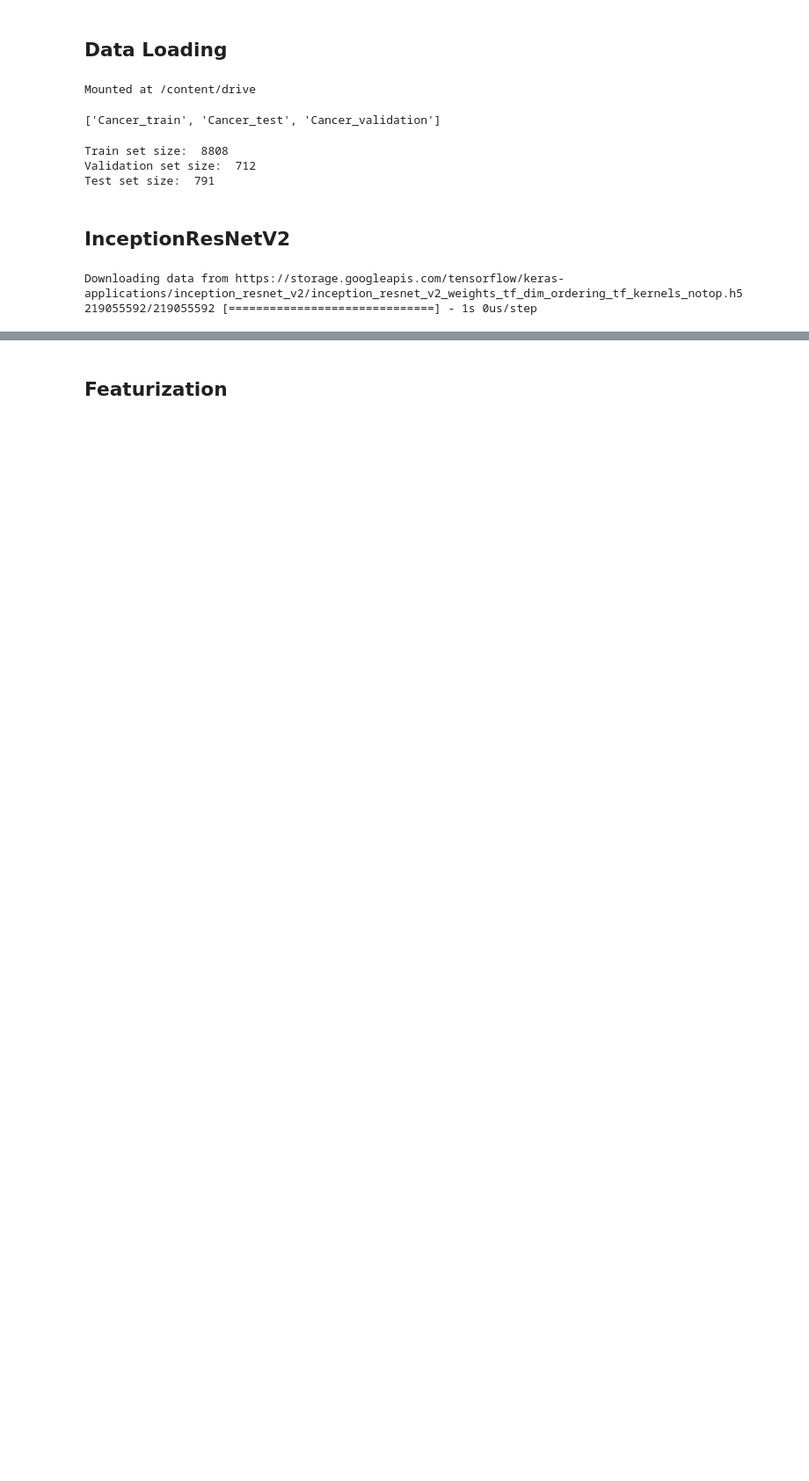
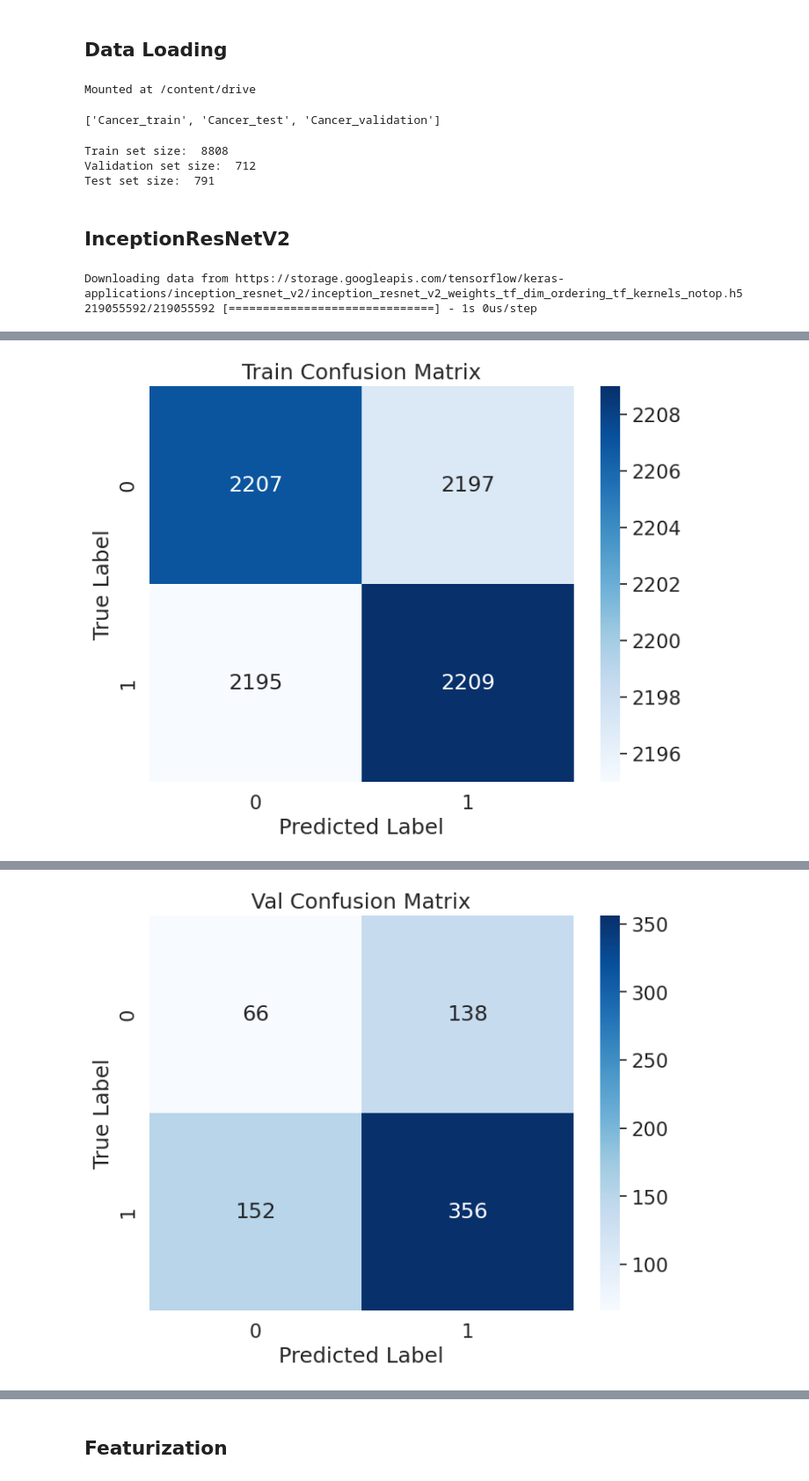
Before and after one commit to Rewanthnayak/Jupyer_notebooks, a Jupyter notebook: break_his_ViT_80.ipynb, the cells around one changed output, grey strips where cells are left out. Shown at 88% size. Saved outputs shown, nothing was run; the diff lists cells and outputs as text; code cells hidden in the pictures; blank space fills up the shorter version.

```diff
--- a/break_his_ViT_80.ipynb
+++ b/break_his_ViT_80.ipynb
@@ -262,7 +268,8 @@ def print_metrics(model, train_loader, val_loader, test_loader):
 from tensorflow.keras.models import load_model
 
 # Load saved model
-model = load_model('/content/final_data/best_model_inceptionresnetv2.h5')
+# model = load_model('/content/final_data/best_model_inceptionresnetv2.h5')
+model = load_model('/content/drive/MyDrive/histopathology/final_run/best_model_inceptionresnetv2.h5')
 # %%
 print_metrics(model, train_dataset, val_dataset, test_dataset)
 # %% [output]
@@ -283,3 +290,21 @@ log_loss: 0.1652
 auc: 0.9829
 precision: 0.9463
 recall: 0.9536
+# %%
+def plot_confusion(model,  train_loader, val_loader, test_loader, trainlabels, vallabels, testlabels):
+    labels = [('Train', train_loader, trainlabels), ('Val', val_loader, vallabels), ('Test', test_loader, testlabels)]
+    for name, loader, label in labels:
+        y_hat = model.predict(loader)
+
+        cm = confusion_matrix(label,class_decide(y_hat))
+
+        sns.set(font_scale=1.5)
+        plt.figure(figsize=(8, 6))
+        sns.heatmap(cm, annot=True, fmt="d", cmap="Blues")
+        plt.title(f"{name} Confusion Matrix")
+        plt.xlabel("Predicted Label")
+        plt.ylabel("True Label")
+        plt.show()
+
+plot_confusion(model, train_dataset, val_dataset, test_dataset, train_labels, val_labels, test_labels)
+# %% [output]
@@ -285,0 +312 @@ recall: 0.9536
+[figure, added]
@@ -285,0 +314 @@ recall: 0.9536
+[figure, added]
```
Also changed, not shown: parts of 27 cells of this notebook.
